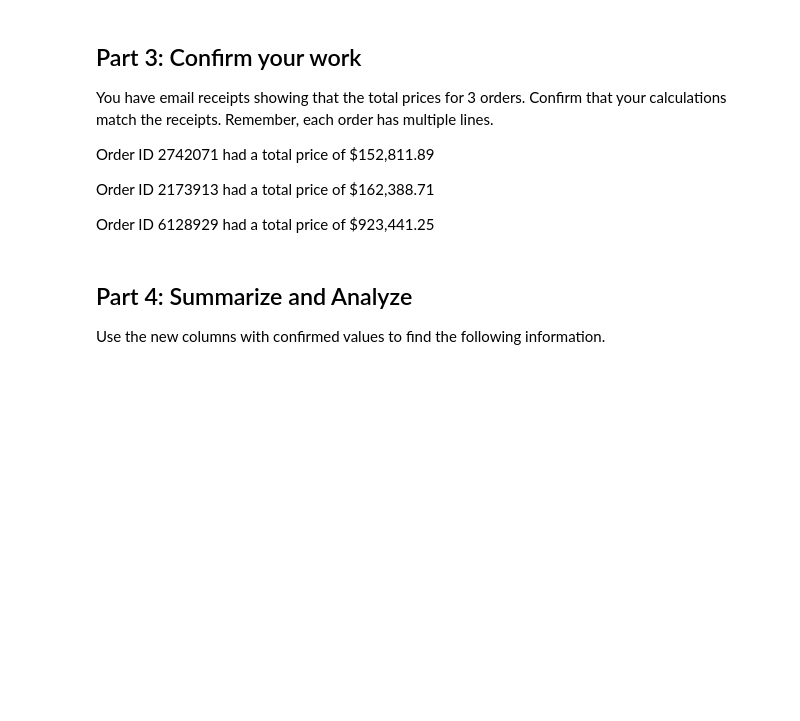
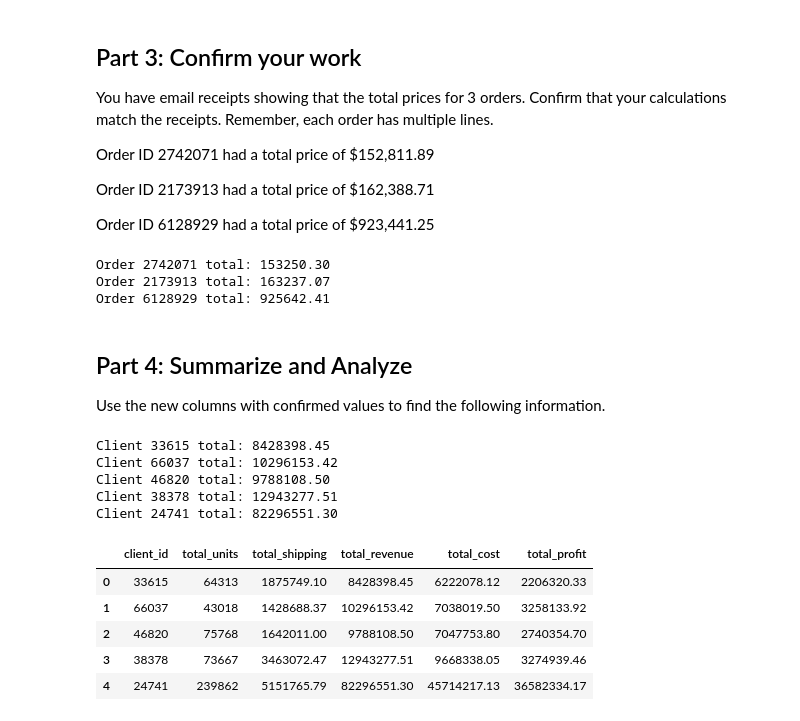
Before and after one commit to Ed-Lovera/pandas-challenge-1, a Jupyter notebook: wholesale_data_analysis_starter_code.ipynb, the cells around one changed output. Saved outputs shown, nothing was run; the diff lists cells and outputs as text; code cells hidden in the pictures; blank space fills up the shorter version.

```diff
--- a/wholesale_data_analysis_starter_code.ipynb
+++ b/wholesale_data_analysis_starter_code.ipynb
@@ -120,9 +120,8 @@ df
 # Assume a shipping price of $7 per pound for orders over 50 pounds and $10 per pound for items 50 pounds or under.
 
 df["shipping_rate"] = 7.00
-df.loc[~(df["qty"] > 50), "shipping_rate"] = 10.00
+df.loc[~(50 <= df["qty"]), "shipping_rate"] = 10.00
 df["shipping_price"] = (df["qty"] * df["unit_weight"]) * df["shipping_rate"]
-
 df.drop(columns=["shipping_rate"], inplace=True)
 df
 # %% [output]
@@ -205,13 +204,50 @@ Order ID 2173913 had a total price of \$162,388.71
 Order ID 6128929 had a total price of \$923,441.25
 # %%
 # Check your work using the totals above
+orders_to_check = [2742071, 2173913, 6128929]
+# make a for loop that prints the order amount after recalculating the total price
+for order in orders_to_check:
+    order_df = df.loc[df["order_id"] == order]
+    recalc_total = order_df["line_subtotal"].sum() + order_df["shipping_price"].sum()
+    print(f"Order {order} total: {recalc_total * 1.0925:.2f}")
+# %% [output]
+Order 2742071 total: 153250.30
+Order 2173913 total: 163237.07
+Order 6128929 total: 925642.41
 # %% [markdown]
 ## Part 4: Summarize and Analyze
 Use the new columns with confirmed values to find the following information.
 # %%
 # How much did each of the top 5 clients by quantity spend? Check your work from Part 1 for client ids.
+for client in most_client_ids:
+    client_df = df.loc[df["client_id"] == client]
+    client_total = client_df["total_price"].sum()
+    print(f"Client {client} total: {client_total:.2f}")
+# %% [output]
+Client 33615 total: 8428398.45
+Client 66037 total: 10296153.42
+Client 46820 total: 9788108.50
+Client 38378 total: 12943277.51
+Client 24741 total: 82296551.30
 # %%
 # Create a summary DataFrame showing the totals for the for the top 5 clients with the following information:
 # total units purchased, total shipping price, total revenue, and total profit.
+summary_df = pd.DataFrame({
+    "total_units": df.groupby("client_id")["qty"].sum(),
+    "total_shipping": df.groupby("client_id")["shipping_price"].sum(),
+    "total_revenue": df.groupby("client_id")["total_price"].sum(),
+    "total_cost": df.groupby("client_id")["line_cost"].sum(),
+    "total_profit": df.groupby("client_id")["line_profit"].sum()
+})
+summary_df = summary_df.loc[most_client_ids]
+summary_df.reset_index(inplace=True)
+summary_df
+# %% [output]
+|  | client_id | total_units | total_shipping | total_revenue | total_cost | total_profit |
+| 0 | 33615 | 64313 | 1875749.10 | 8428398.45 | 6222078.12 | 2206320.33 |
+| 1 | 66037 | 43018 | 1428688.37 | 10296153.42 | 7038019.50 | 3258133.92 |
+| 2 | 46820 | 75768 | 1642011.00 | 9788108.50 | 7047753.80 | 2740354.70 |
+| 3 | 38378 | 73667 | 3463072.47 | 12943277.51 | 9668338.05 | 3274939.46 |
+| 4 | 24741 | 239862 | 5151765.79 | 82296551.30 | 45714217.13 | 36582334.17 |
 # %%
 # Format the data and rename the columns to names suitable for presentation.
```
Also changed, not shown: parts of 2 cells of this notebook.
